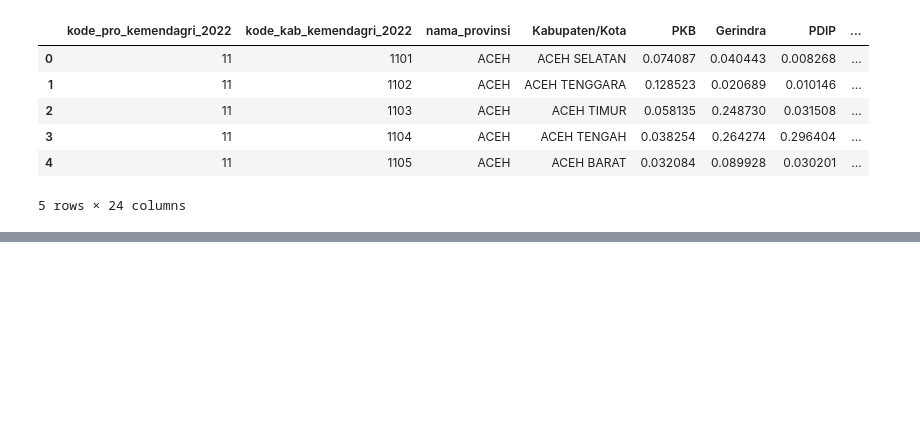
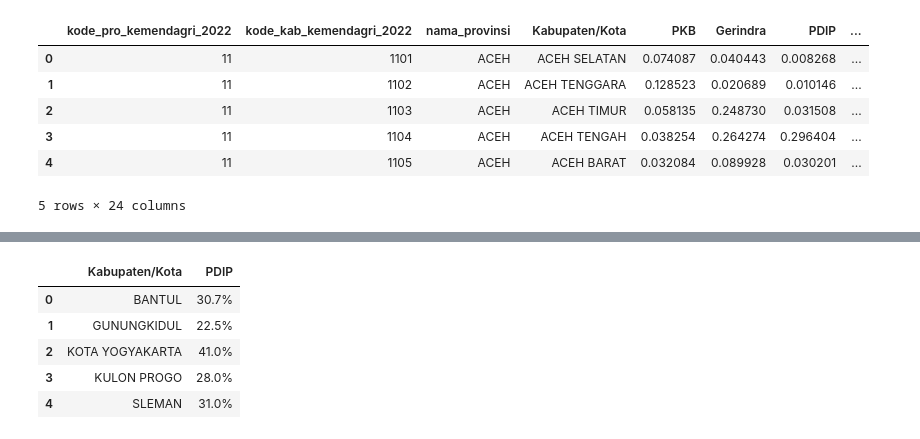
Before and after one commit to AgungPrawoto13/script_python, a Jupyter notebook: capture_data.ipynb, the cells around one changed output, grey strips where cells are left out. Cells and saved outputs as stored; diff of their text form; code cells hidden in the pictures; blank space fills up the shorter version.

Commit message:
new update in capture data with color

```diff
--- a/capture_data.ipynb
+++ b/capture_data.ipynb
@@ -198,4 +228,0 @@ data.columns.get_level_values
-# %%
-partai = data[['nama_provinsi','Kabupaten/Kota','Gerindra','PDIP','Golkar','PKS']]
-partai['dummy'] = partai.index
-partai.head(5)
@@ -213,0 +249,6 @@ See the caveats in the documentation: https://pandas.pydata.org/pandas-docs/stab
+# %%
+columns = partai.columns.to_list()
+kabupaten = partai['Kabupaten/Kota'].unique().tolist()
+provinsi = ['BANTEN','LAMPUNG','JAWA BARAT','JAWA TENGAH','JAWA TIMUR','DKI JAKARTA','DAERAH ISTIMEWA YOGYAKARTA']
+#provinsi = ['BANTEN']
+provinsi
@@ -214,5 +263,6 @@ See the caveats in the documentation: https://pandas.pydata.org/pandas-docs/stab
 # %%
-partai['Max Value'] = partai[['Gerindra','PDIP','Golkar','PKS']].max(axis=1)
-index = partai.set_index(['nama_provinsi','dummy'])
-index.head(5)
+partai['Max Value'] = partai[columns[4:]].max(axis=1)
+partai['pemenang'] = partai[columns[4:]].idxmax(axis=1)
+columns = partai.columns.to_list()
+partai.head(5)
 # %% [output]
@@ -264,0 +334,18 @@ def select_col(x):
+# %%
+for pro in provinsi:
+    unpivot_partai = partai[(partai['nama_provinsi'] == pro)].pivot_table(index='Kabupaten/Kota', values=columns[4:], aggfunc='sum')
+
+    if unpivot_partai.empty:
+        pass
+    else:
+        unpivot_partai.reset_index(inplace=True)
+        pemenang = unpivot_partai['pemenang'].unique().tolist()
+        pemenang.insert(0, 'Kabupaten/Kota')
+        filter_partai = unpivot_partai[pemenang]
+        filter_partai['Max Value'] = filter_partai[pemenang[1:]].max(axis=1)
+
+        coloring = filter_partai.style.apply(select_col, axis=None)
+        coloring = coloring.hide(['Max Value'], axis=1)
+        coloring = table_style(coloring)
+
+        dfi.export(coloring, f'../request mas zima/capture_prioritas/{pro}.jpg')
@@ -265 +370,10 @@ def select_col(x):
+# %%
+coloring
+# %% [output]
+|  | Kabupaten/Kota | PDIP |
+| 0 | BANTUL | 30.7% |
+| 1 | GUNUNGKIDUL | 22.5% |
+| 2 | KOTA YOGYAKARTA | 41.0% |
+| 3 | KULON PROGO | 28.0% |
+| 4 | SLEMAN | 31.0% |
 # %%
```
Also changed, not shown: parts of 17 cells of this notebook.
